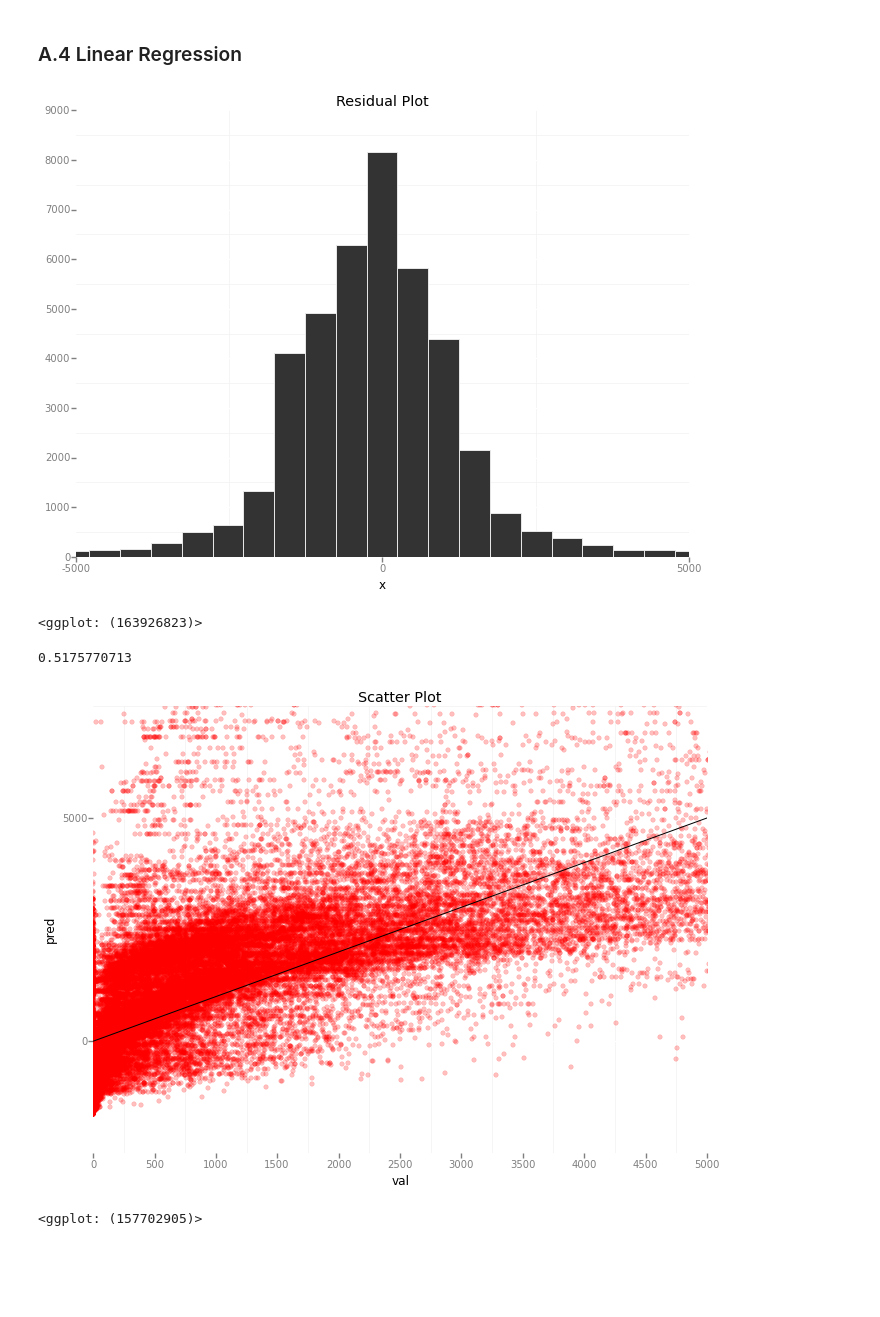
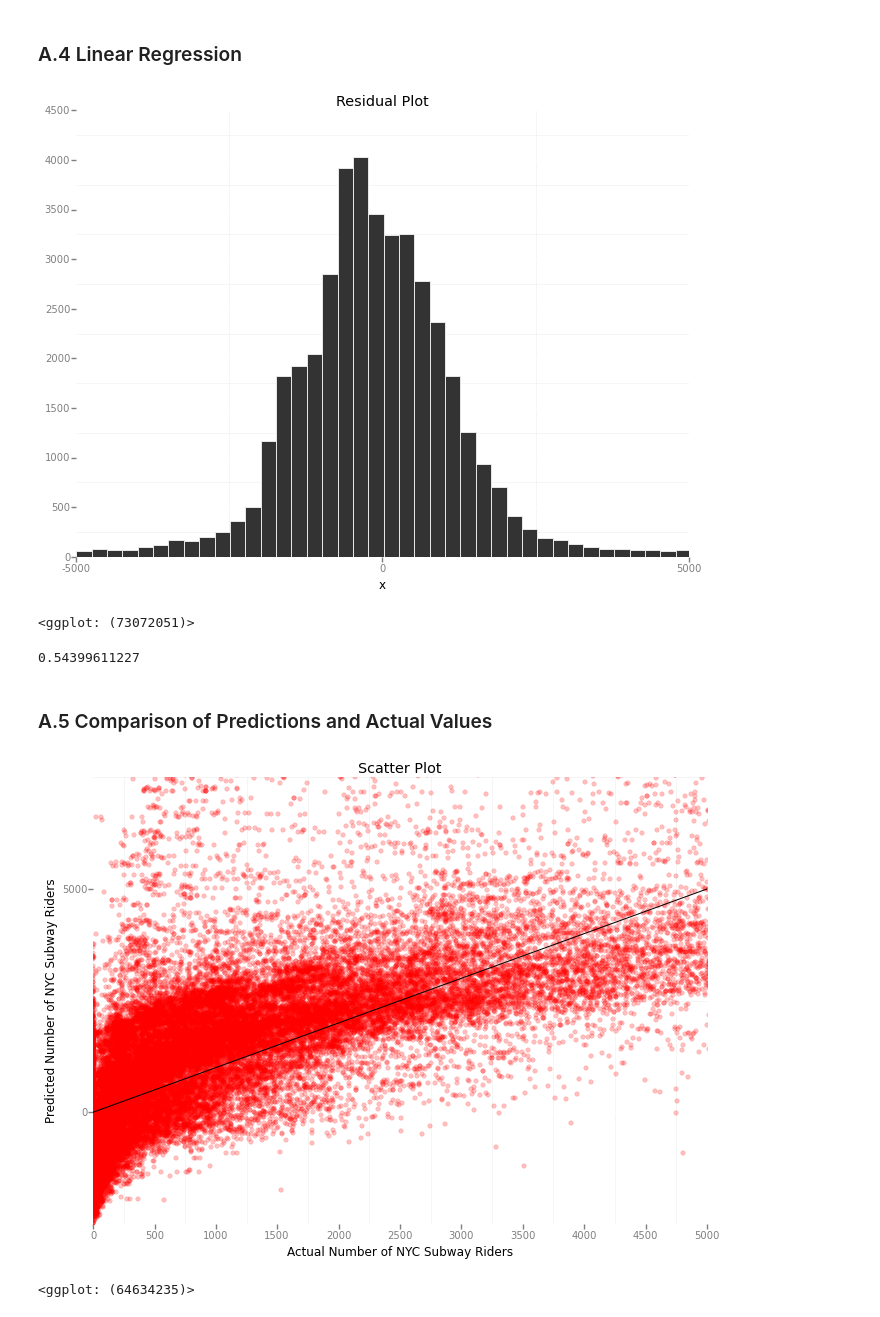
Before and after one commit to danielpoehle/p02, a Jupyter notebook: p02.ipynb, the cells around one changed output. Cells and saved outputs as stored; diff of their text form; code cells hidden in the pictures; blank space fills up the shorter version.

Commit message:
Sections 1-3 of the document, plots and refindes regression

```diff
--- a/p02.ipynb
+++ b/p02.ipynb
@@ -223,8 +288,10 @@ features = weather_data[['rain']]
 # 'meanprecipi', 'meanpressurei', 'meantempi', 'meanwspdi', 'fog'
 dummy_units = pd.get_dummies(weather_data['UNIT'], prefix='unit')
 dummy2 = pd.get_dummies(weather_data['hour'], prefix='hour')
+dummy3 = pd.get_dummies(weather_data['day_week'], prefix='weekday')
 features = features.join(dummy_units)
 features = features.join(dummy2)
+features = features.join(dummy3)
 
 # Values
 values = weather_data['ENTRIESn_hourly']
@@ -237,11 +304,11 @@ predictions = intercept + np.dot(features, params)
 diff = pd.DataFrame.from_items([('x', values - predictions)])
 
 p = ggplot(aes(x = 'x'), data = diff)
-p + geom_histogram(binwidth = 500) + theme_bw() + \
+p + geom_histogram(binwidth = 250) + theme_bw() + \
     scale_x_continuous(limits = [-5000,5000]) + ggtitle("Residual Plot")
 # %% [output]
-[figure, old version]
+[figure, new version]
-<ggplot: (163926823)>
+<ggplot: (73072051)>
 # %%
 y = np.mean(values)
 
@@ -249,15 +316,18 @@ r_squared = 1- (np.sum((values-predictions)**2))/(np.sum((values-y)**2))
 
 print r_squared
 # %% [output]
-0.5175770713
+0.54399611227
+# %% [markdown]
+### A.5 Comparison of Predictions and Actual Values
 # %%
 jit = pd.DataFrame.from_items([('val', values), ('pred', predictions)])
 
 lin = lambda t, a,b: t * a + b
 
 p = ggplot(aes(x = 'val', y = 'pred'), data = jit)
 p + geom_jitter(alpha = 0.25, color = 'red') + theme_bw() + scale_y_continuous(limits = [-2500,7500]) +\
-    scale_x_continuous(limits = [0,5000]) + ggtitle("Scatter Plot") + stat_function(fun=lin, args=[1, 0] )
+    scale_x_continuous(limits = [0,5000]) + ggtitle("Scatter Plot") + stat_function(fun=lin, args=[1, 0] ) +\
+    xlab("Actual Number of NYC Subway Riders") + ylab("Predicted Number of NYC Subway Riders")
 # %% [output]
-[figure, old version]
+[figure, new version]
-<ggplot: (157702905)>
+<ggplot: (64634235)>
```
Also changed, not shown: parts of 19 cells of this notebook.
